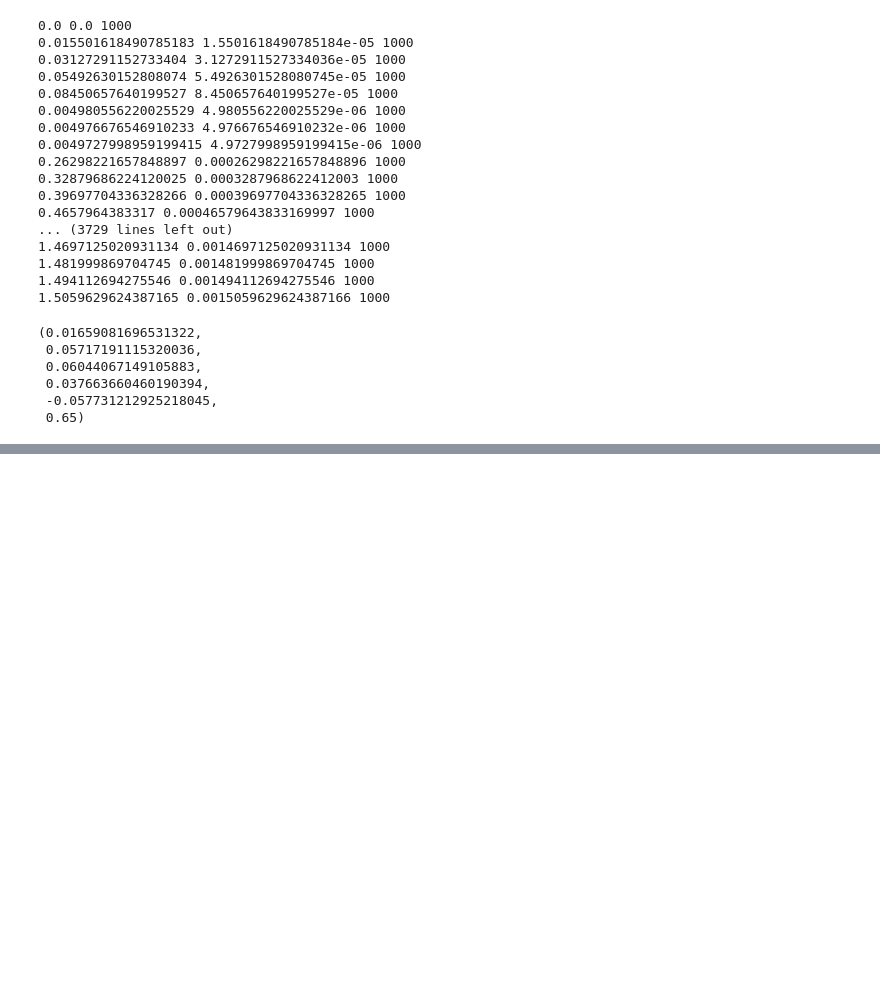
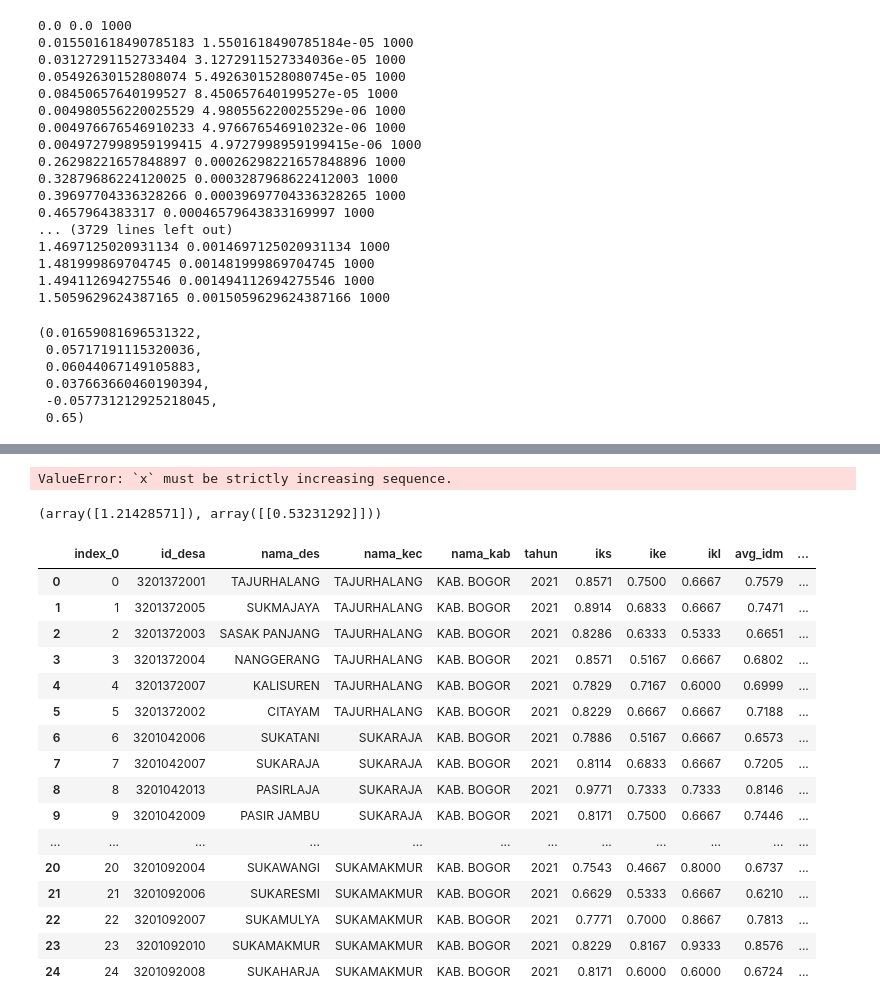
Before and after one commit to letive/simple-pond-monitoring, a Jupyter notebook: test.ipynb, the cells around one changed output, grey strips where cells are left out. Drawn from its saved outputs; the diff is of its cells as text; code cells hidden in the pictures; blank space fills up the shorter version.

```diff
--- a/test.ipynb
+++ b/test.ipynb
@@ -170,0 +69,33 @@ class Weight:
+# %%
+CubicSpline(x, y)
+# %% [output]
+ValueError: `x` must be strictly increasing sequence.
+# %%
+from scipy.optimize import curve_fit
+
+def test(X, alpha):
+    return alpha*X + 1
+
+curve_fit(test, [1,5,1,1], [4,5,6,7])
+# %% [output]
+(array([1.21428571]), array([[0.53231292]]))
+# %%
+df
+# %% [output]
+|  | index_0 | id_desa | nama_des | nama_kec | nama_kab | tahun | iks | ike | ikl | avg_idm | ... |
+| 0 | 0 | 3201372001 | TAJURHALANG | TAJURHALANG | KAB. BOGOR | 2021 | 0.8571 | 0.7500 | 0.6667 | 0.7579 | ... |
+| 1 | 1 | 3201372005 | SUKMAJAYA | TAJURHALANG | KAB. BOGOR | 2021 | 0.8914 | 0.6833 | 0.6667 | 0.7471 | ... |
+| 2 | 2 | 3201372003 | SASAK PANJANG | TAJURHALANG | KAB. BOGOR | 2021 | 0.8286 | 0.6333 | 0.5333 | 0.6651 | ... |
+| 3 | 3 | 3201372004 | NANGGERANG | TAJURHALANG | KAB. BOGOR | 2021 | 0.8571 | 0.5167 | 0.6667 | 0.6802 | ... |
+| 4 | 4 | 3201372007 | KALISUREN | TAJURHALANG | KAB. BOGOR | 2021 | 0.7829 | 0.7167 | 0.6000 | 0.6999 | ... |
+| 5 | 5 | 3201372002 | CITAYAM | TAJURHALANG | KAB. BOGOR | 2021 | 0.8229 | 0.6667 | 0.6667 | 0.7188 | ... |
+| 6 | 6 | 3201042006 | SUKATANI | SUKARAJA | KAB. BOGOR | 2021 | 0.7886 | 0.5167 | 0.6667 | 0.6573 | ... |
+| 7 | 7 | 3201042007 | SUKARAJA | SUKARAJA | KAB. BOGOR | 2021 | 0.8114 | 0.6833 | 0.6667 | 0.7205 | ... |
+| 8 | 8 | 3201042013 | PASIRLAJA | SUKARAJA | KAB. BOGOR | 2021 | 0.9771 | 0.7333 | 0.7333 | 0.8146 | ... |
+| 9 | 9 | 3201042009 | PASIR JAMBU | SUKARAJA | KAB. BOGOR | 2021 | 0.8171 | 0.7500 | 0.6667 | 0.7446 | ... |
+| ... | ... | ... | ... | ... | ... | ... | ... | ... | ... | ... | ... |
+| 20 | 20 | 3201092004 | SUKAWANGI | SUKAMAKMUR | KAB. BOGOR | 2021 | 0.7543 | 0.4667 | 0.8000 | 0.6737 | ... |
+| 21 | 21 | 3201092006 | SUKARESMI | SUKAMAKMUR | KAB. BOGOR | 2021 | 0.6629 | 0.5333 | 0.6667 | 0.6210 | ... |
+| 22 | 22 | 3201092007 | SUKAMULYA | SUKAMAKMUR | KAB. BOGOR | 2021 | 0.7771 | 0.7000 | 0.8667 | 0.7813 | ... |
+| 23 | 23 | 3201092010 | SUKAMAKMUR | SUKAMAKMUR | KAB. BOGOR | 2021 | 0.8229 | 0.8167 | 0.9333 | 0.8576 | ... |
+| 24 | 24 | 3201092008 | SUKAHARJA | SUKAMAKMUR | KAB. BOGOR | 2021 | 0.8171 | 0.6000 | 0.6000 | 0.6724 | ... |
```
Also changed, not shown: parts of 6 cells of this notebook.
